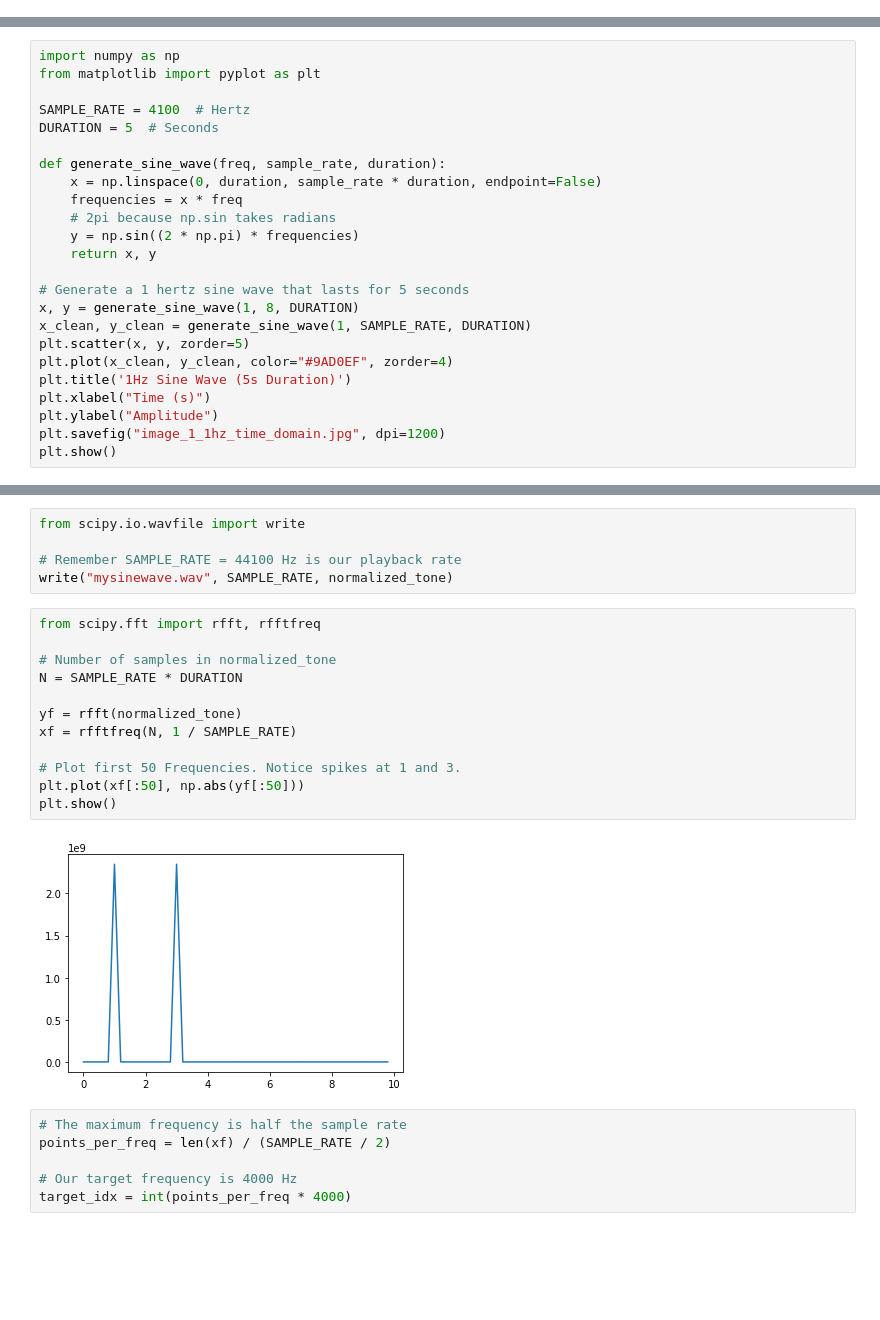
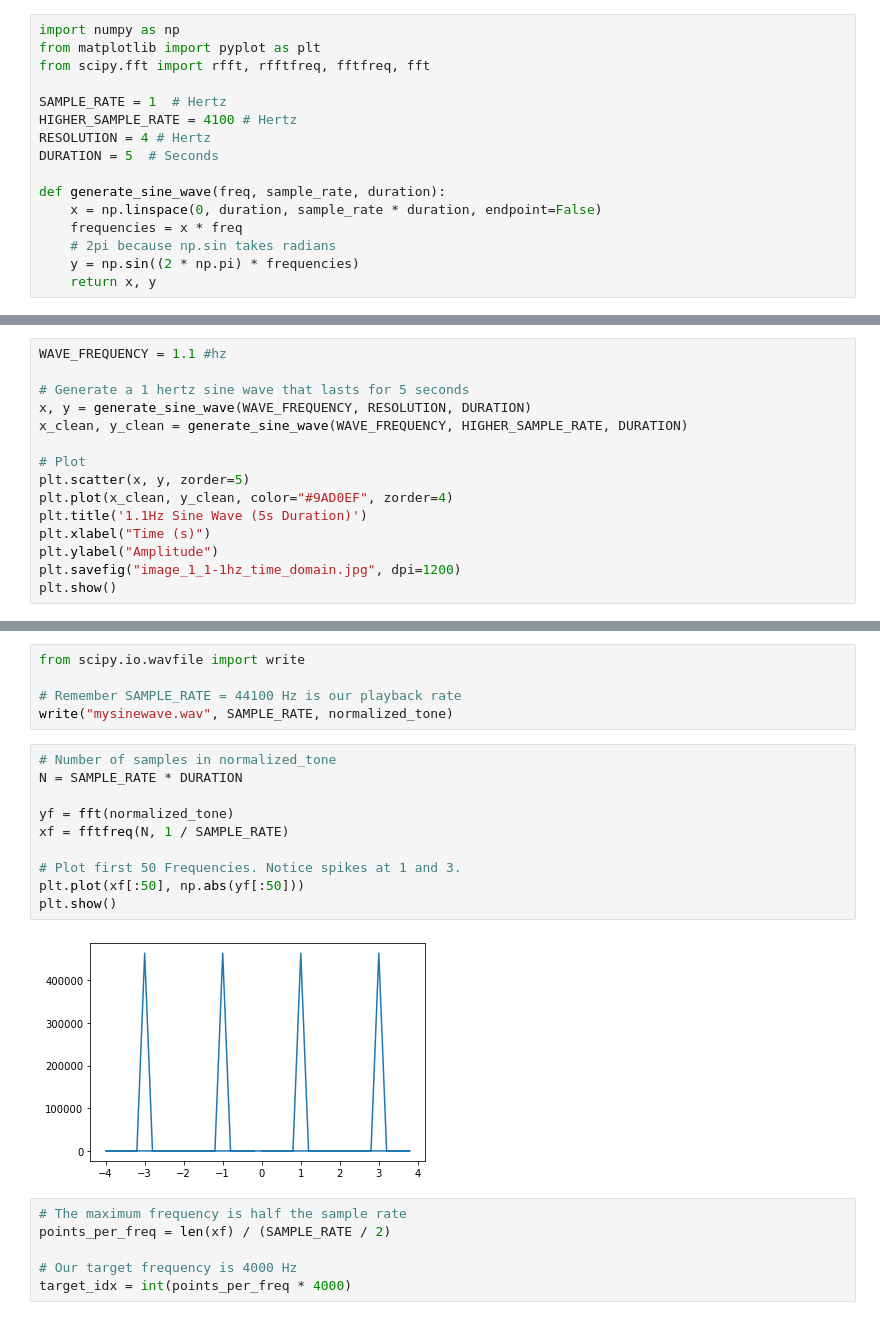
Before and after one commit to bennjii/fourier, a Jupyter notebook: theoretical_fourier.ipynb, the cells around one changed output, grey strips where cells are left out. Cells and saved outputs as stored; diff of their text form; blank space fills up the shorter version.

```diff
--- a/theoretical_fourier.ipynb
+++ b/theoretical_fourier.ipynb
@@ -0,0 +1,16 @@
+# %%
+import numpy as np
+from matplotlib import pyplot as plt
+from scipy.fft import rfft, rfftfreq, fftfreq, fft
+
+SAMPLE_RATE = 1  # Hertz
+HIGHER_SAMPLE_RATE = 4100 # Hertz
+RESOLUTION = 4 # Hertz
+DURATION = 5  # Seconds
+
+def generate_sine_wave(freq, sample_rate, duration):
+    x = np.linspace(0, duration, sample_rate * duration, endpoint=False)
+    frequencies = x * freq
+    # 2pi because np.sin takes radians
+    y = np.sin((2 * np.pi) * frequencies)
+    return x, y
@@ -1,25 +20,16 @@
 # %%
-import numpy as np
-from matplotlib import pyplot as plt
-
-SAMPLE_RATE = 4100  # Hertz
-DURATION = 5  # Seconds
-
-def generate_sine_wave(freq, sample_rate, duration):
-    x = np.linspace(0, duration, sample_rate * duration, endpoint=False)
-    frequencies = x * freq
-    # 2pi because np.sin takes radians
-    y = np.sin((2 * np.pi) * frequencies)
-    return x, y
+WAVE_FREQUENCY = 1.1 #hz
 
 # Generate a 1 hertz sine wave that lasts for 5 seconds
-x, y = generate_sine_wave(1, 8, DURATION)
-x_clean, y_clean = generate_sine_wave(1, SAMPLE_RATE, DURATION)
+x, y = generate_sine_wave(WAVE_FREQUENCY, RESOLUTION, DURATION)
+x_clean, y_clean = generate_sine_wave(WAVE_FREQUENCY, HIGHER_SAMPLE_RATE, DURATION)
+
+# Plot
 plt.scatter(x, y, zorder=5)
 plt.plot(x_clean, y_clean, color="#9AD0EF", zorder=4)
-plt.title('1Hz Sine Wave (5s Duration)')
+plt.title('1.1Hz Sine Wave (5s Duration)')
 plt.xlabel("Time (s)")
 plt.ylabel("Amplitude")
-plt.savefig("image_1_1hz_time_domain.jpg", dpi=1200)
+plt.savefig("image_1_1-1hz_time_domain.jpg", dpi=1200)
 plt.show()
 # %% [output]
@@ -67,19 +91,17 @@ from scipy.io.wavfile import write
 # Remember SAMPLE_RATE = 44100 Hz is our playback rate
 write("mysinewave.wav", SAMPLE_RATE, normalized_tone)
 # %%
-from scipy.fft import rfft, rfftfreq
-
 # Number of samples in normalized_tone
 N = SAMPLE_RATE * DURATION
 
-yf = rfft(normalized_tone)
-xf = rfftfreq(N, 1 / SAMPLE_RATE)
+yf = fft(normalized_tone)
+xf = fftfreq(N, 1 / SAMPLE_RATE)
 
 # Plot first 50 Frequencies. Notice spikes at 1 and 3.
 plt.plot(xf[:50], np.abs(yf[:50]))
 plt.show()
 # %% [output]
-[figure, old version]
+[figure, new version]
 # %%
 # The maximum frequency is half the sample rate
 points_per_freq = len(xf) / (SAMPLE_RATE / 2)
```
Also changed, not shown: parts of 9 cells of this notebook, 7 other files.
